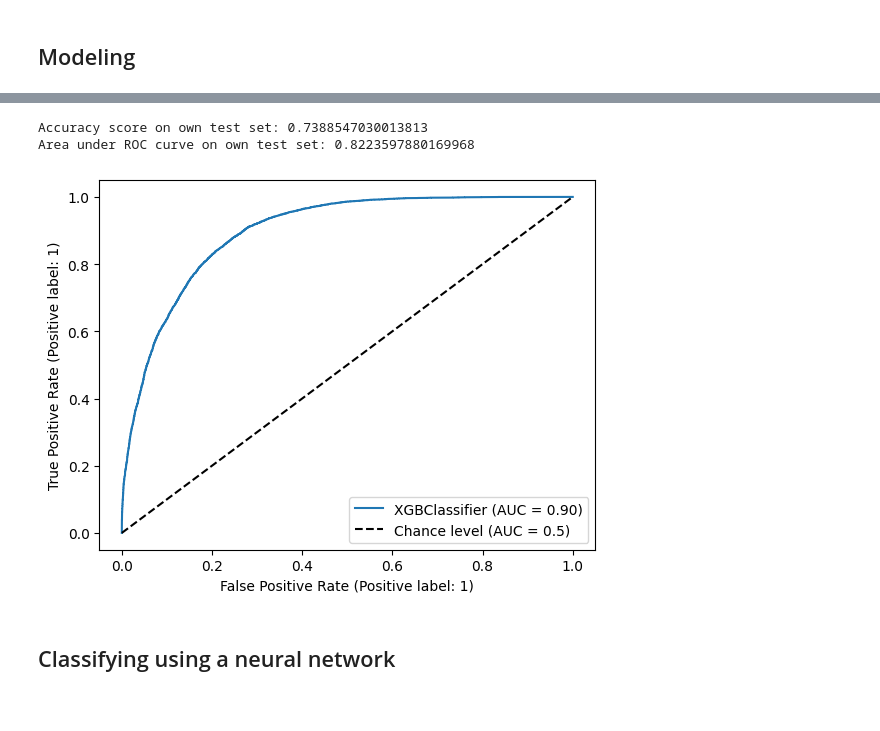
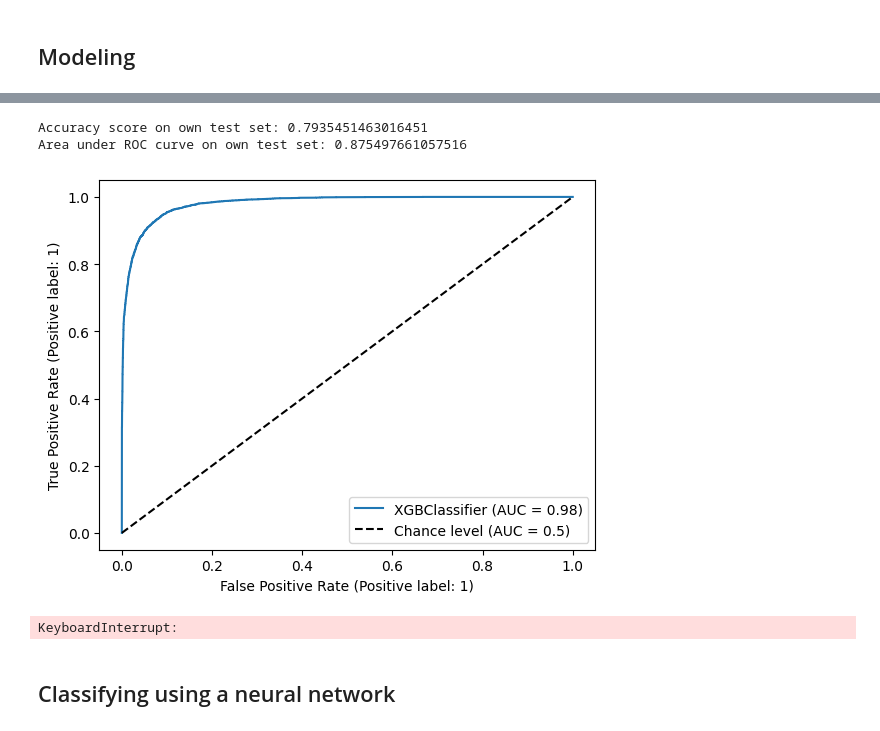
Before and after one commit to sn2727/smoker-status-prediction, a Jupyter notebook: main.ipynb, the cells around one changed output, grey strips where cells are left out. Cells and saved outputs as stored; diff of their text form; code cells hidden in the pictures.

Commit message:
improved bagging clf

```diff
--- a/main.ipynb
+++ b/main.ipynb
@@ -334,32 +350,33 @@ Area under ROC curve on own test set: 0.8700761104237229
 # %%
 ## Bagging classifier
 
-bgg_clf = BaggingClassifier()
+bgg_clf = BaggingClassifier(estimator=xgb_clf)
 
 x = train.drop(["id",target],axis=1)
 y = train[target]
 x_train, x_test, y_train, y_test = train_test_split(x, y, test_size=0.10, shuffle=True)
 bgg_clf.fit(x_train, y_train)
 preds = bgg_clf.predict(x_test)
 preds_proba = bgg_clf.predict_proba(x_test)
 print(f"Accuracy score on own test set: {bgg_clf.score(x_test, y_test)}")
 print(f"Area under ROC curve on own test set: {roc_auc_score(y_test, preds_proba[:,1])}")
 #skplt.metrics.plot_roc_curve(y_test, lg_clf.predict_proba(x_test))
 fpr, tpr, _ = metrics.roc_curve(y_test, preds_proba[:,1])
 auc = round(metrics.roc_auc_score(y_test, preds_proba[:,1]), 4)
 ROCs.append({'tpr':tpr, 'fpr':fpr, 'label':'Bagging Classifier', 'auc':str(auc)})
 
 RocCurveDisplay.from_estimator(xgb_clf, x_test, y_test, plot_chance_level=True)
 plt.show()
 
 # Output for Kaggle's test set
 test_preds = bgg_clf.fit(x, y).predict_proba(test.drop(["id"], axis=1))
 submission = pd.DataFrame({'id':test.id, 'smoking':test_preds[:,1]})
 submission.to_csv("./output/bgg_submission.csv", index=False)
 # %% [output]
-Accuracy score on own test set: 0.7388547030013813
-Area under ROC curve on own test set: 0.8223597880169968
+Accuracy score on own test set: 0.7935451463016451
+Area under ROC curve on own test set: 0.875497661057516
-[figure, old version]
+[figure, new version]
+KeyboardInterrupt:
 # %% [markdown]
 ## Classifying using a neural network
 # %%
```
Also changed, not shown: parts of 6 cells of this notebook.
